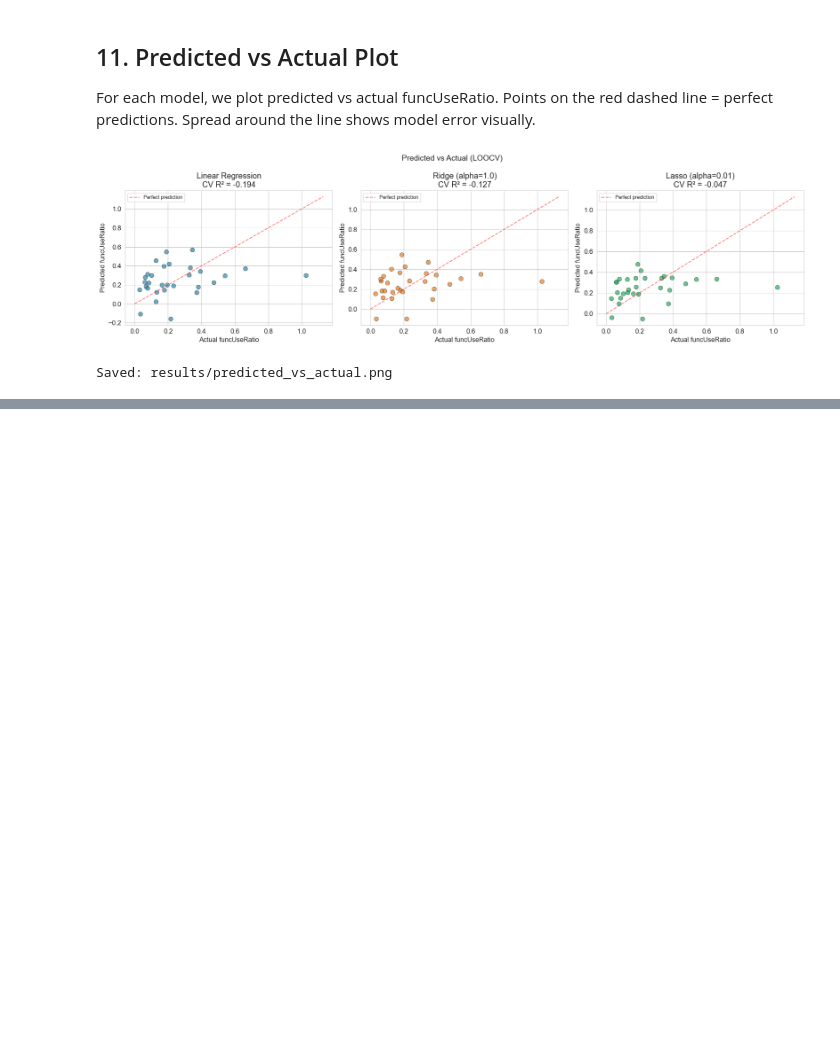
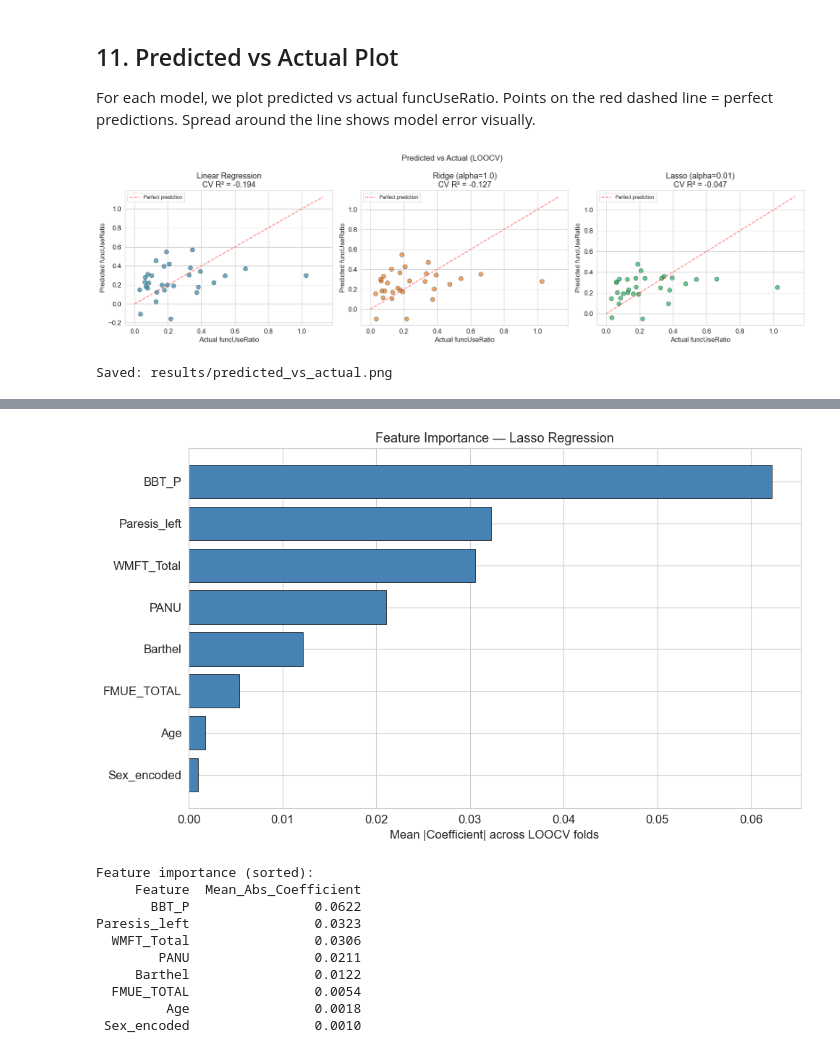
Before and after one commit to asadazizmughal/predicting-arm-use-stroke, a Jupyter notebook: main.ipynb, the cells around one changed output, grey strips where cells are left out. Cells and saved outputs as stored; diff of their text form; code cells hidden in the pictures; blank space fills up the shorter version.

Commit message:
compute feature importance using Lasso coefficients across LOOCV folds

```diff
--- a/main.ipynb
+++ b/main.ipynb
@@ -529,0 +536,41 @@ Saved: results/predicted_vs_actual.png
+# %%
+# Stack coefficients from all folds into a numpy array
+lasso_coef_matrix = np.array(lasso_coefficients_per_fold)
+
+# Mean of absolute coefficients across folds
+mean_abs_coefficients = np.mean(np.abs(lasso_coef_matrix), axis=0)
+
+# Build an importance DataFrame
+feature_importance_df = pd.DataFrame({
+    'Feature': all_feature_names,
+    'Mean_Abs_Coefficient': mean_abs_coefficients.round(4),
+}).sort_values('Mean_Abs_Coefficient', ascending=True)
+
+# Bar plot
+fig, ax = plt.subplots(figsize=(10, 6))
+ax.barh(feature_importance_df['Feature'],
+        feature_importance_df['Mean_Abs_Coefficient'],
+        color='steelblue', edgecolor='black', linewidth=0.5)
+ax.set_xlabel('Mean |Coefficient| across LOOCV folds')
+ax.set_title('Feature Importance — Lasso Regression', fontsize=13)
+plt.tight_layout()
+plt.savefig('results/feature_importance.png', dpi=150, bbox_inches='tight')
+plt.show()
+
+# Save
+feature_importance_df.sort_values('Mean_Abs_Coefficient', ascending=False).to_csv(
+    'results/feature_importance.csv', index=False)
+print("\nFeature importance (sorted):")
+print(feature_importance_df.sort_values('Mean_Abs_Coefficient', ascending=False).to_string(index=False))
+# %% [output]
+[figure, added]
+Feature importance (sorted):
+     Feature  Mean_Abs_Coefficient
+       BBT_P                0.0622
+Paresis_left                0.0323
+  WMFT_Total                0.0306
+        PANU                0.0211
+     Barthel                0.0122
+  FMUE_TOTAL                0.0054
+         Age                0.0018
+ Sex_encoded                0.0010
```
Also changed, not shown: parts of 1 cell of this notebook, 2 other files.
